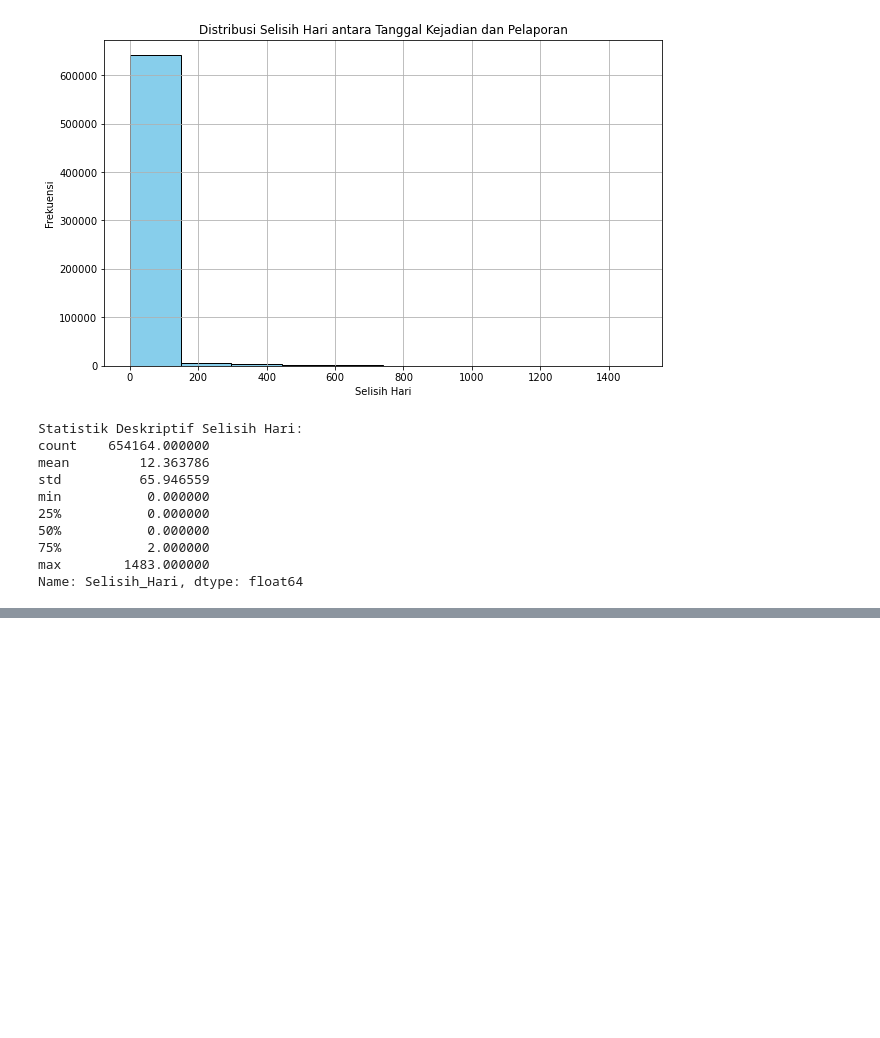
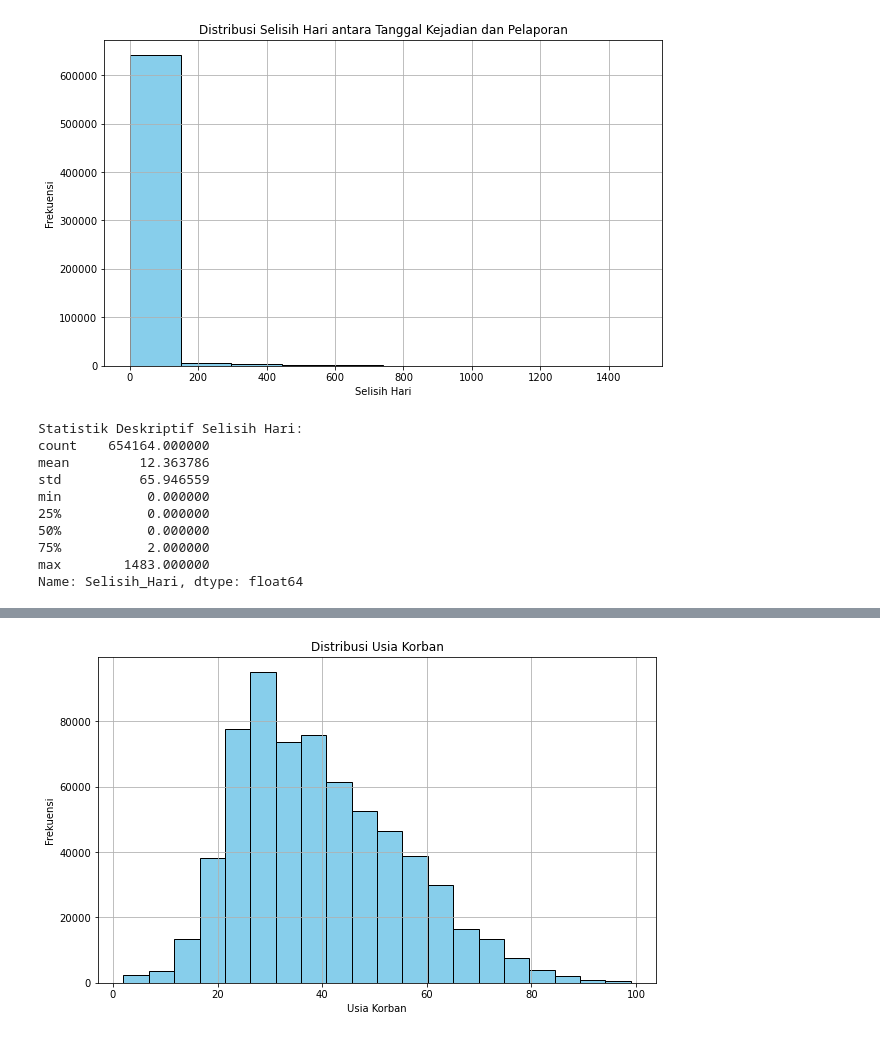
Before and after one commit to RIFF7/capstone-project, a Jupyter notebook: capstone_project.ipynb, the cells around one changed output, grey strips where cells are left out. Cells and saved outputs as stored; diff of their text form; code cells hidden in the pictures; blank space fills up the shorter version.

Commit message:
Mengeksplorasi Karakteristik Korban Seperti Usia (UsiaKor) dan Jenis Kelamin (JenisKelKor) Dalam Kaitannya dengan Kejahatan

```diff
--- a/capstone_project.ipynb
+++ b/capstone_project.ipynb
@@ -1572,0 +1601,11 @@ top_10_locations
+# %%
+# Visualisasi Distribusi Usia Korban
+plt.figure(figsize=(10, 6))
+plt.hist(data_clean['UsiaKor'], bins=20, color='skyblue', edgecolor='black')
+plt.title('Distribusi Usia Korban')
+plt.xlabel('Usia Korban')
+plt.ylabel('Frekuensi')
+plt.grid(True)
+plt.show()
+# %% [output]
+[figure, added]
```
Also changed, not shown: parts of 59 cells of this notebook.
